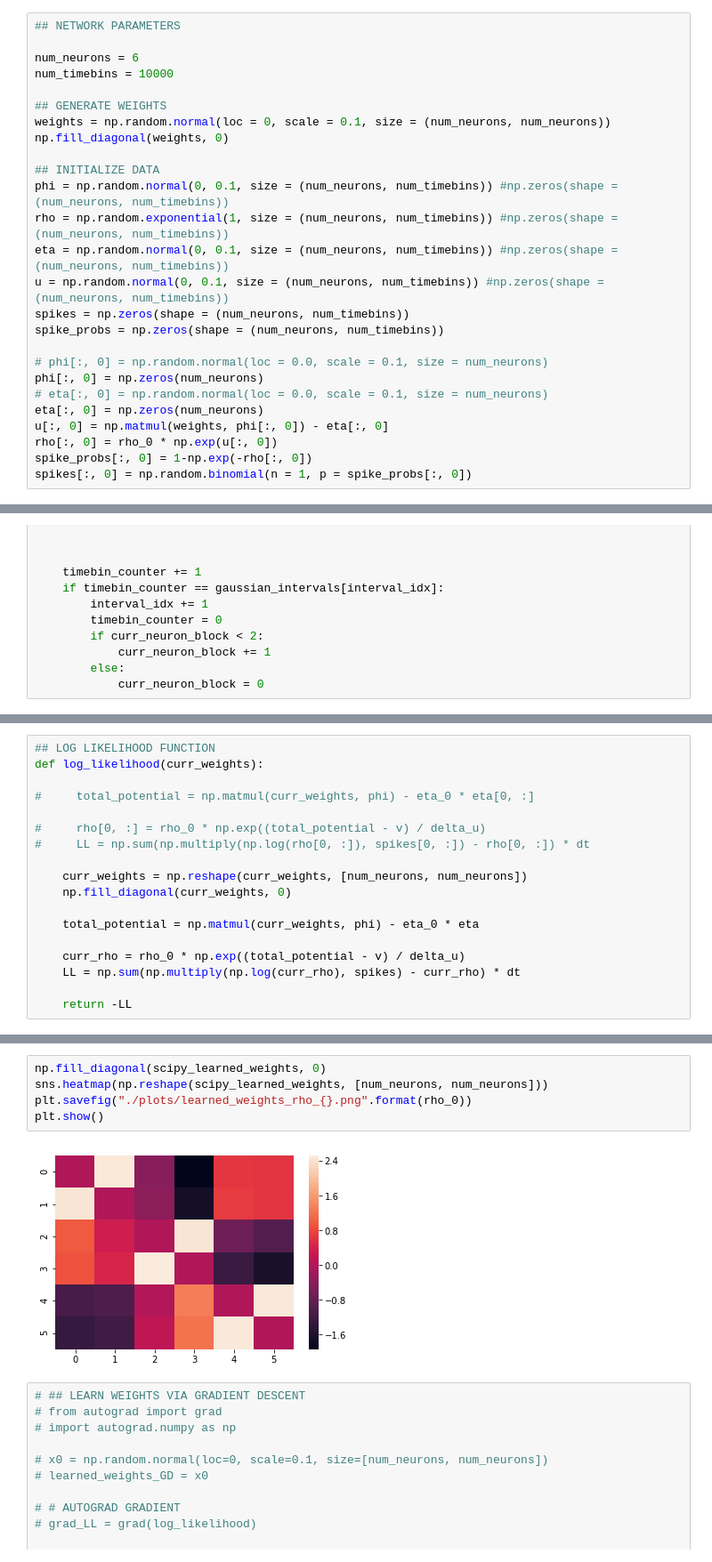
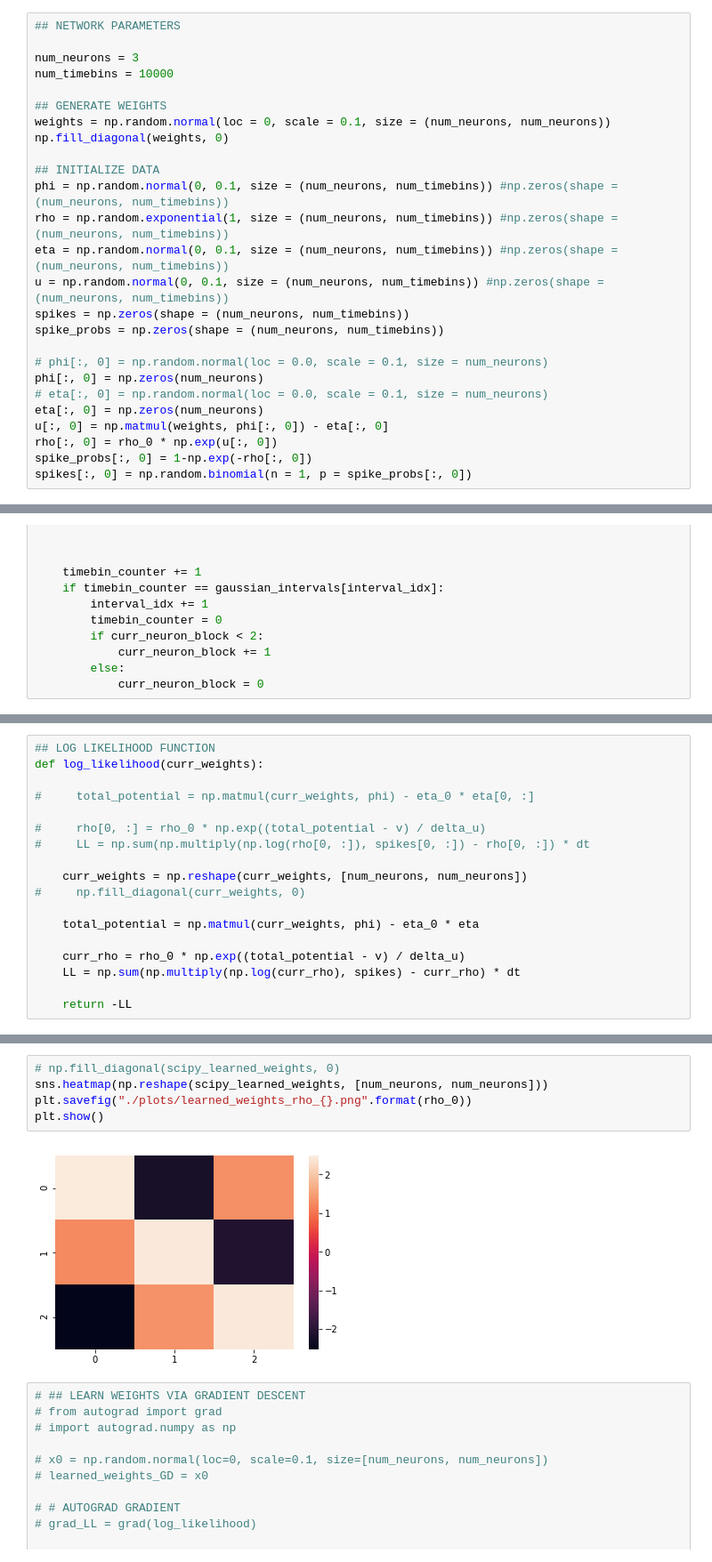
Before and after one commit to andrewcharlesjones/variational_spiking_networks, a Jupyter notebook: glm_spiking_visible_only.ipynb, the cells around one changed output, grey strips where cells are left out. Shown: that part at 89% size. Cells and saved outputs as stored; diff of their text form.

```diff
--- a/glm_spiking_visible_only.ipynb
+++ b/glm_spiking_visible_only.ipynb
@@ -20,7 +20,7 @@ dt = 1.
 # %%
 ## NETWORK PARAMETERS
 
-num_neurons = 6
+num_neurons = 3
 num_timebins = 10000
 
 ## GENERATE WEIGHTS
@@ -159,7 +169,7 @@ def log_likelihood(curr_weights):
 #     LL = np.sum(np.multiply(np.log(rho[0, :]), spikes[0, :]) - rho[0, :]) * dt
 
     curr_weights = np.reshape(curr_weights, [num_neurons, num_neurons])
-    np.fill_diagonal(curr_weights, 0)
+#     np.fill_diagonal(curr_weights, 0)
 
     total_potential = np.matmul(curr_weights, phi) - eta_0 * eta
 
@@ -185,10 +195,10 @@ LL: 33553.0201476, MSE: 61.3665329042
 # %%
-np.fill_diagonal(scipy_learned_weights, 0)
+# np.fill_diagonal(scipy_learned_weights, 0)
 sns.heatmap(np.reshape(scipy_learned_weights, [num_neurons, num_neurons]))
 plt.savefig("./plots/learned_weights_rho_{}.png".format(rho_0))
 plt.show()
 # %% [output]
-[figure, old version]
+[figure, new version]
 # %%
 # ## LEARN WEIGHTS VIA GRADIENT DESCENT
 # from autograd import grad
```
Also changed, not shown: parts of 8 cells of this notebook, 13 other files.
